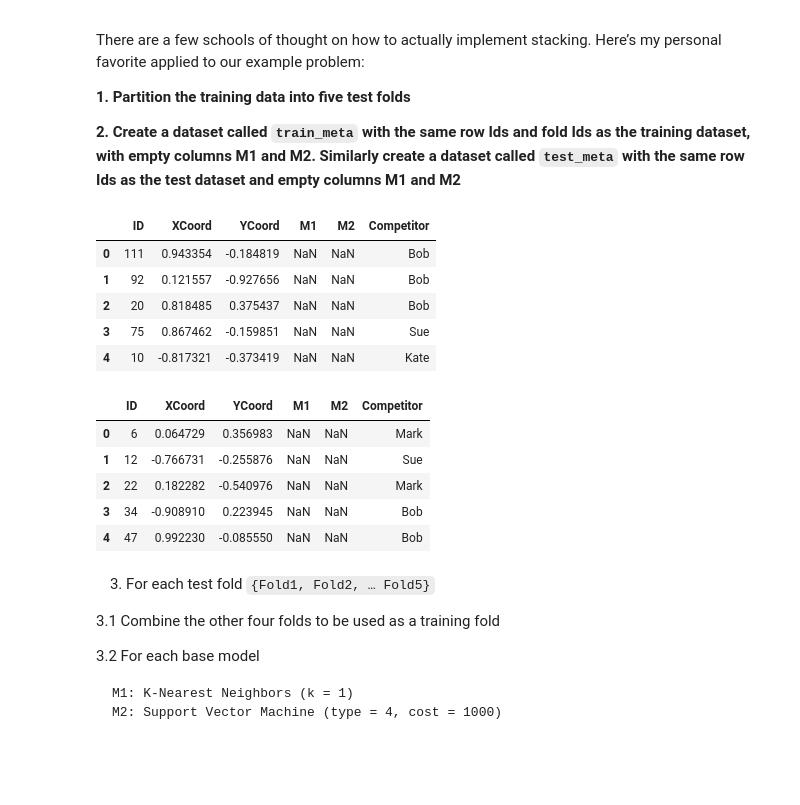
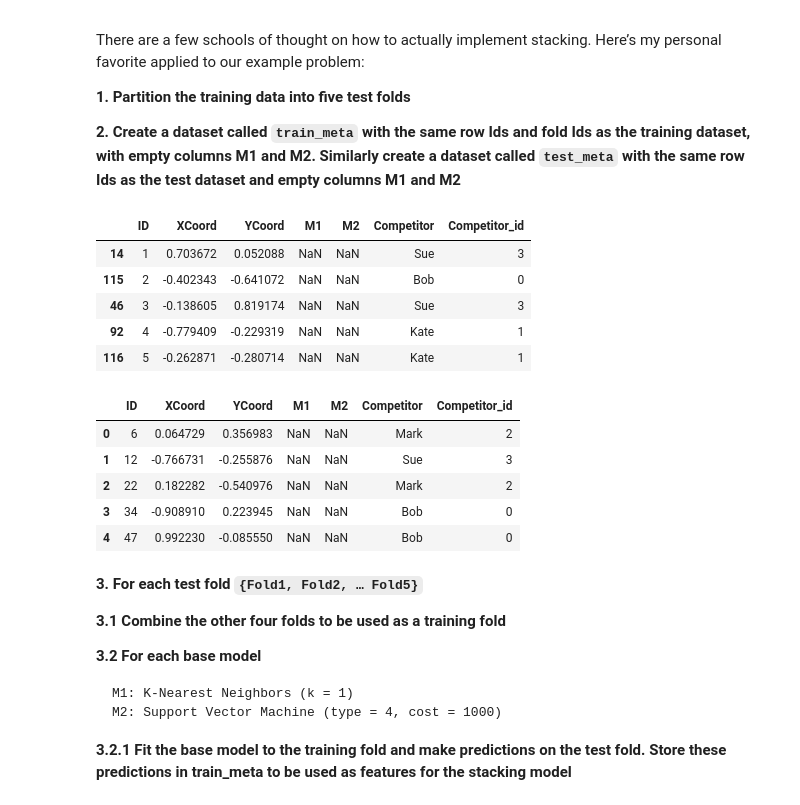
Before and after one commit to ben519/MLPB, a Jupyter notebook: Problems/Classify_Dart_Throwers/classify_dart_throwers.ipynb, the cells around one changed output. Drawn from its saved outputs; the diff is of its cells as text; code cells hidden in the pictures; blank space fills up the shorter version.

```diff
--- a/Problems/Classify_Dart_Throwers/classify_dart_throwers.ipynb
+++ b/Problems/Classify_Dart_Throwers/classify_dart_throwers.ipynb
@@ -21,13 +22,16 @@ import pandas as pd
 
 %matplotlib inline
 # %%
-train = pd.read_csv("_Data/train.csv", )
+train = pd.read_csv("_Data/train.csv")
+train = train.sort_values(['ID'])
 test = pd.read_csv("_Data/test.csv")
+test = test.sort_values(['ID'])
 
 from sklearn.preprocessing import LabelEncoder
 
 le = LabelEncoder()
-le.fit(train['Competitor'].unique())
+c_names = train['Competitor'].unique()
+le.fit(c_names)
 train.loc[:, 'Competitor_id'] = le.transform(train['Competitor'])
 test.loc[:, 'Competitor_id'] = le.transform(test['Competitor'])
 # %%
@@ -256,35 +282,40 @@ There are a few schools of thought on how to actually implement stacking. Here
 
 **2. Create a dataset called `train_meta` with the same row Ids and fold Ids as the training dataset, with empty columns M1 and M2. Similarly create a dataset called `test_meta` with the same row Ids as the test dataset and empty columns M1 and M2**
 # %%
+vis_cols = ['ID', 'XCoord', 'YCoord', 'M1', 'M2', 'Competitor', 'Competitor_id']
 train_meta = train.copy()
 train_meta['M1'] = np.nan
 train_meta['M2'] = np.nan
-train_meta[['ID', 'XCoord', 'YCoord', 'M1', 'M2', 'Competitor']].head()
+train_meta = train_meta.sort_values(['ID'])
+train_meta[vis_cols].head()
 # %% [output]
-|  | ID | XCoord | YCoord | M1 | M2 | Competitor |
-| 0 | 111 | 0.943354 | -0.184819 | NaN | NaN | Bob |
-| 1 | 92 | 0.121557 | -0.927656 | NaN | NaN | Bob |
-| 2 | 20 | 0.818485 | 0.375437 | NaN | NaN | Bob |
-| 3 | 75 | 0.867462 | -0.159851 | NaN | NaN | Sue |
-| 4 | 10 | -0.817321 | -0.373419 | NaN | NaN | Kate |
+|  | ID | XCoord | YCoord | M1 | M2 | Competitor | Competitor_id |
+| 14 | 1 | 0.703672 | 0.052088 | NaN | NaN | Sue | 3 |
+| 115 | 2 | -0.402343 | -0.641072 | NaN | NaN | Bob | 0 |
+| 46 | 3 | -0.138605 | 0.819174 | NaN | NaN | Sue | 3 |
+| 92 | 4 | -0.779409 | -0.229319 | NaN | NaN | Kate | 1 |
+| 116 | 5 | -0.262871 | -0.280714 | NaN | NaN | Kate | 1 |
 # %%
 test_meta = test.copy()
 test_meta['M1'] = np.nan
 test_meta['M2'] = np.nan
-test_meta[['ID', 'XCoord', 'YCoord', 'M1', 'M2', 'Competitor']].head()
+test_meta = test_meta.sort_values(['ID'])
+test_meta[vis_cols].head()
 # %% [output]
-|  | ID | XCoord | YCoord | M1 | M2 | Competitor |
-| 0 | 6 | 0.064729 | 0.356983 | NaN | NaN | Mark |
-| 1 | 12 | -0.766731 | -0.255876 | NaN | NaN | Sue |
-| 2 | 22 | 0.182282 | -0.540976 | NaN | NaN | Mark |
-| 3 | 34 | -0.908910 | 0.223945 | NaN | NaN | Bob |
-| 4 | 47 | 0.992230 | -0.085550 | NaN | NaN | Bob |
+|  | ID | XCoord | YCoord | M1 | M2 | Competitor | Competitor_id |
+| 0 | 6 | 0.064729 | 0.356983 | NaN | NaN | Mark | 2 |
+| 1 | 12 | -0.766731 | -0.255876 | NaN | NaN | Sue | 3 |
+| 2 | 22 | 0.182282 | -0.540976 | NaN | NaN | Mark | 2 |
+| 3 | 34 | -0.908910 | 0.223945 | NaN | NaN | Bob | 0 |
+| 4 | 47 | 0.992230 | -0.085550 | NaN | NaN | Bob | 0 |
 # %% [markdown]
-3. For each test fold `{Fold1, Fold2, … Fold5}`
+**3. For each test fold `{Fold1, Fold2, … Fold5}`**
 
-3.1 Combine the other four folds to be used as a training fold
+**3.1 Combine the other four folds to be used as a training fold**
 
-3.2 For each base model
+**3.2 For each base model**
 
     M1: K-Nearest Neighbors (k = 1)
     M2: Support Vector Machine (type = 4, cost = 1000)
+
+**3.2.1 Fit the base model to the training fold and make predictions on the test fold. Store these predictions in train_meta to be used as features for the stacking model**
```
Also changed, not shown: parts of 25 cells of this notebook.
